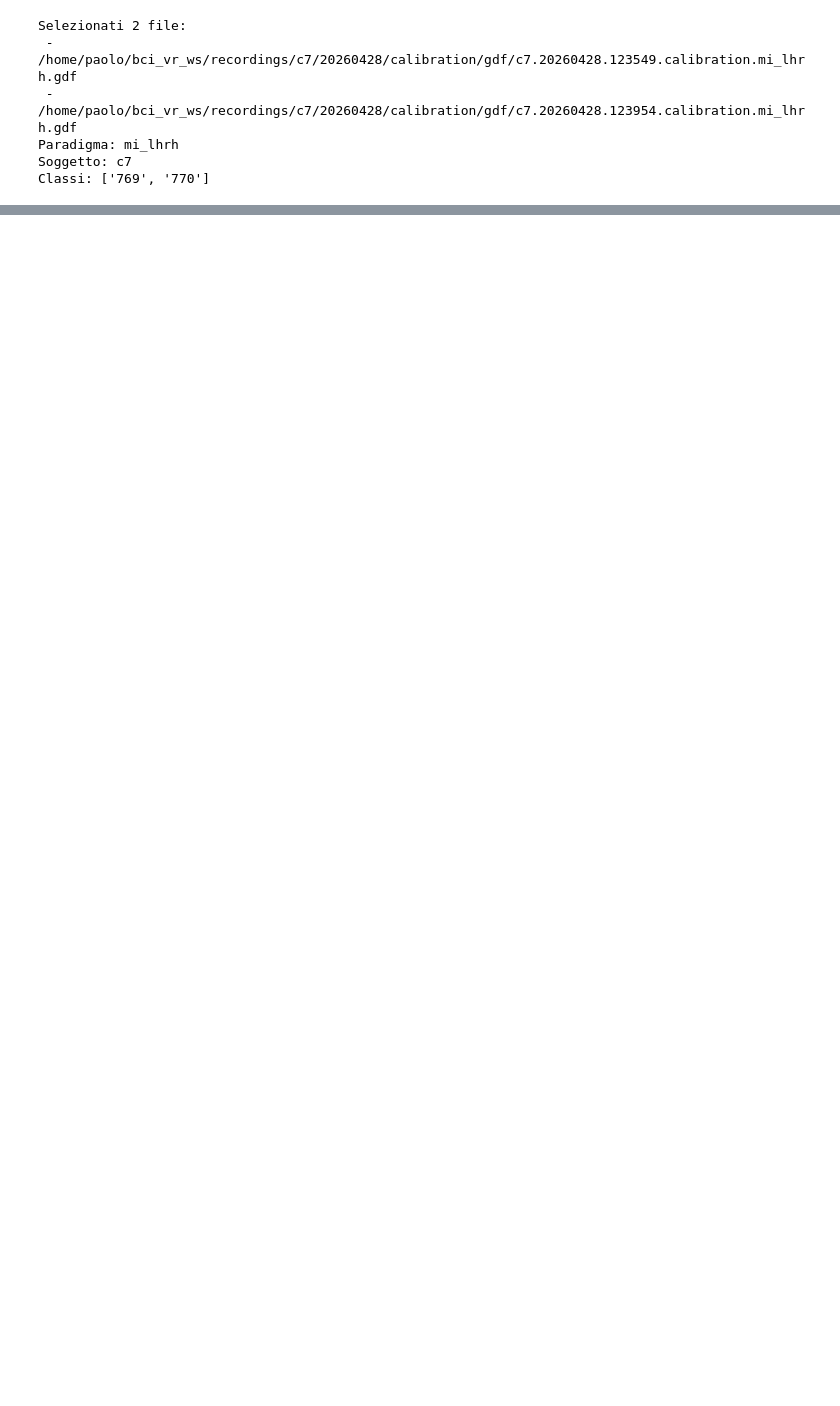
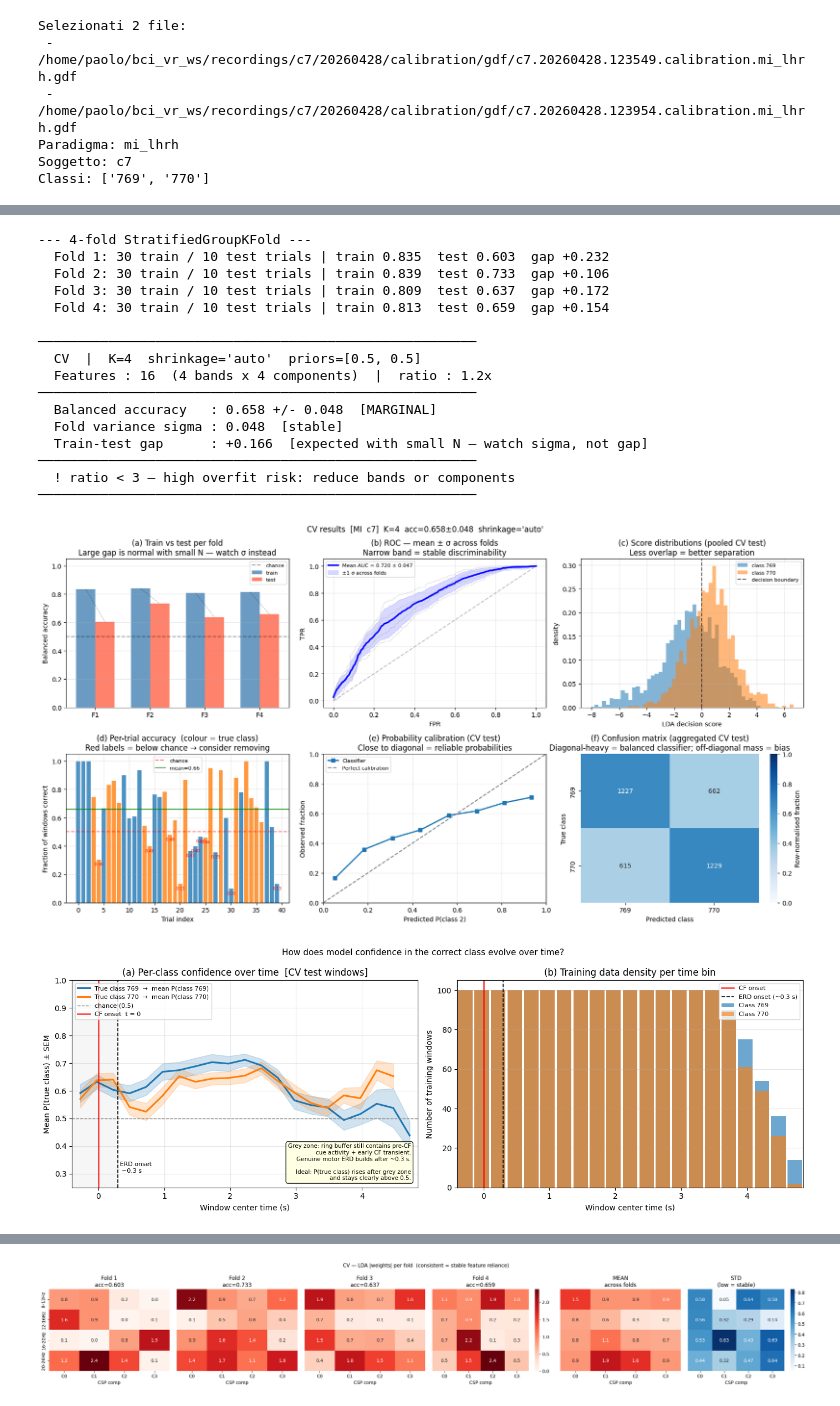
Before and after one commit to PaoloFori/slda_bci, a Jupyter notebook: create_slda/create_slda.ipynb, the cells around one changed output, grey strips where cells are left out. Drawn from its saved outputs; the diff is of its cells as text; code cells hidden in the pictures; blank space fills up the shorter version.

Commit message:
modify to have a more general slda

```diff
--- a/create_slda/create_slda.ipynb
+++ b/create_slda/create_slda.ipynb
@@ -283,7 +284,7 @@ Trim start   = -475 samples (-0.95 s after CF onset)
 # ── Hyperparameters ───────────────────────────────────────────────────────
 LDA_SHRINKAGE = 'auto'    # 'auto' = Ledoit-Wolf | None = MLE | float ∈ [0,1]
 LDA_PRIORS    = [0.5, 0.5]
-K_FOLDS       = 5         # 5 → ~80/20 | 4 → 75/25 | 3 → 66/33
+K_FOLDS       = 4         # 5 → ~80/20 | 4 → 75/25 | 3 → 66/33
 SELECTED_COMP = list(range(N_CSP_COMPONENTS))   # drop components if Figs 3-4 show none-zero weights
 selected_indices = SELECTED_COMP                 # alias for save + topoplot cells
 n_sel = len(SELECTED_COMP)
@@ -355,25 +356,32 @@ prob_class1 = 1 / (1 + np.exp(-all_scores))
 prob_correct = np.where(all_y_true == classes[1], prob_class1, 1 - prob_class1)
 
 # ── CV summary ────────────────────────────────────────────────────────────
-sep = "─" * 56
+n_features = len(BANDS) * n_sel
+ratio      = (len(np.unique(trials)) // 2) / n_features
+
+sep     = "─" * 56
 quality = "GOOD" if mean_acc >= 0.75 else ("MARGINAL" if mean_acc >= 0.65 else "WEAK")
-gap_ok  = mean_gap < 0.20
-std_ok  = std_acc  < 0.08
+std_ok  = std_acc < 0.08
+rat_ok  = ratio   >= 5
 
 print(f"\n{sep}")
 print(f"  CV  |  K={K_FOLDS}  shrinkage={LDA_SHRINKAGE!r}  priors={LDA_PRIORS}")
+print(f"  Features : {n_features}  ({len(BANDS)} bands x {n_sel} components)  |  ratio : {ratio:.1f}x")
 print(f"{sep}")
-print(f"  Balanced accuracy : {mean_acc:.3f} ± {std_acc:.3f}  [{quality}]")
-print(f"  Mean train-test gap : {mean_gap:+.3f}  [{'OK' if gap_ok else 'HIGH — see note below'}]")
-print(f"  Fold variance σ    : {std_acc:.3f}  [{'stable' if std_ok else 'UNSTABLE'}]")
+print(f"  Balanced accuracy   : {mean_acc:.3f} +/- {std_acc:.3f}  [{quality}]")
+print(f"  Fold variance sigma : {std_acc:.3f}  [{'stable' if std_ok else 'UNSTABLE — reduce features'}]")
+print(f"  Train-test gap      : {mean_gap:+.3f}  [expected with small N — watch sigma, not gap]")
 print(f"{sep}")
+
+# Warnings — printed only when actionable
+if not rat_ok:
+    thr = "< 3 — high overfit risk" if ratio < 3 else "< 5 — borderline, Ledoit-Wolf essential"
+    print(f"  ! ratio {thr}: reduce bands or components")
 if not std_ok:
-    print("  ! High fold σ — check per-trial panel for outlier trials; try K_FOLDS=4")
-if not gap_ok:
-    print("  ! Large gap is EXPECTED with FBCSP+sLDA on small N (train saturates at 1.0).")
-    print("    Overfitting risk is captured by std_acc, not the gap.")
+    print("  ! High fold sigma (> 8%) — model may be struggling to generalize. Recommendation: reduce N_CSP_COMPONENTS to 2 to halve feature size and check per-trial panel for outliers.")
 if mean_acc < 0.65:
-    print("  ! Weak signal — verify SELECTED_CHANNELS and BANDS match this paradigm.")
+    print("  ! Weak signal — verify SELECTED_CHANNELS and BANDS for this paradigm")
+
 print(f"{sep}\n")
 
 auc_scores = [auc(f, t) for f, t in zip(fold_fpr_list, fold_tpr_list)]
@@ -613,30 +621,49 @@ plt.show()
 # ── Fig 4: LDA weight stability across folds ──────────────────────────────
 # Consistent weights fold-to-fold = model relies on stable EEG features.
 # High STD in a cell = that component/band combo is not robustly informative.
 fold_weights = np.array([c.coef_[0].reshape(len(BANDS), n_sel) for c in fold_clfs])
 
 fig, axes = plt.subplots(1, K_FOLDS + 2, figsize=(4 * (K_FOLDS + 2), 4))
 fig.suptitle("CV — LDA |weights| per fold  (consistent = stable feature reliance)", fontsize=11)
 vmax = np.abs(fold_weights).max()
 
 for i in range(K_FOLDS):
     sns.heatmap(np.abs(fold_weights[i]), annot=True, fmt='.1f', cmap='Reds',
                 vmin=0, vmax=vmax,
                 xticklabels=[f'C{j}' for j in SELECTED_COMP],
                 yticklabels=BANDS_STR if i == 0 else [],
                 cbar=(i == K_FOLDS - 1), ax=axes[i])
     axes[i].set_title(f'Fold {i+1}\nacc={fold_test_accs[i]:.3f}')
     axes[i].set_xlabel('CSP comp')
 
 sns.heatmap(np.abs(fold_weights).mean(0), annot=True, fmt='.1f', cmap='Reds',
             vmin=0, vmax=vmax,
             xticklabels=[f'C{j}' for j in SELECTED_COMP], yticklabels=[], cbar=False,
             ax=axes[K_FOLDS])
 axes[K_FOLDS].set_title('MEAN\nacross folds'); axes[K_FOLDS].set_xlabel('CSP comp')
 
 sns.heatmap(np.abs(fold_weights).std(0), annot=True, fmt='.2f', cmap='Blues',
             xticklabels=[f'C{j}' for j in SELECTED_COMP], yticklabels=[], cbar=True,
             ax=axes[K_FOLDS + 1])
 axes[K_FOLDS + 1].set_title('STD\n(low = stable)'); axes[K_FOLDS + 1].set_xlabel('CSP comp')
 
 plt.tight_layout(); plt.show()
+# %% [output]
+--- 4-fold StratifiedGroupKFold ---
+  Fold 1: 30 train / 10 test trials | train 0.835  test 0.603  gap +0.232
+  Fold 2: 30 train / 10 test trials | train 0.839  test 0.733  gap +0.106
+  Fold 3: 30 train / 10 test trials | train 0.809  test 0.637  gap +0.172
+  Fold 4: 30 train / 10 test trials | train 0.813  test 0.659  gap +0.154
+
+────────────────────────────────────────────────────────
+  CV  |  K=4  shrinkage='auto'  priors=[0.5, 0.5]
+  Features : 16  (4 bands x 4 components)  |  ratio : 1.2x
+────────────────────────────────────────────────────────
+  Balanced accuracy   : 0.658 +/- 0.048  [MARGINAL]
+  Fold variance sigma : 0.048  [stable]
+  Train-test gap      : +0.166  [expected with small N — watch sigma, not gap]
+────────────────────────────────────────────────────────
+  ! ratio < 3 — high overfit risk: reduce bands or components
+────────────────────────────────────────────────────────
+[figure, added]
+[figure, added]
@@ -643,3 +671,4 @@ plt.tight_layout(); plt.show()
+[figure, added]
 # %%
 # ── All-data CSP fit (deployed model — no held-out set) ──────────────────
 csp_list  = [CSP(n_components=N_CSP_COMPONENTS, reg='ledoit_wolf', log=True,
```
Also changed, not shown: parts of 7 cells of this notebook, 2 other files.
